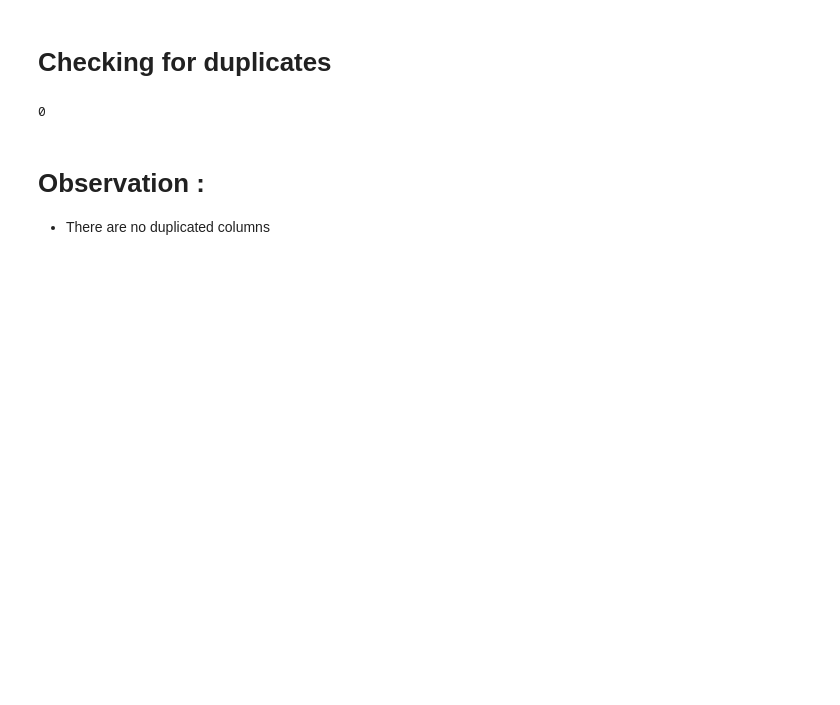
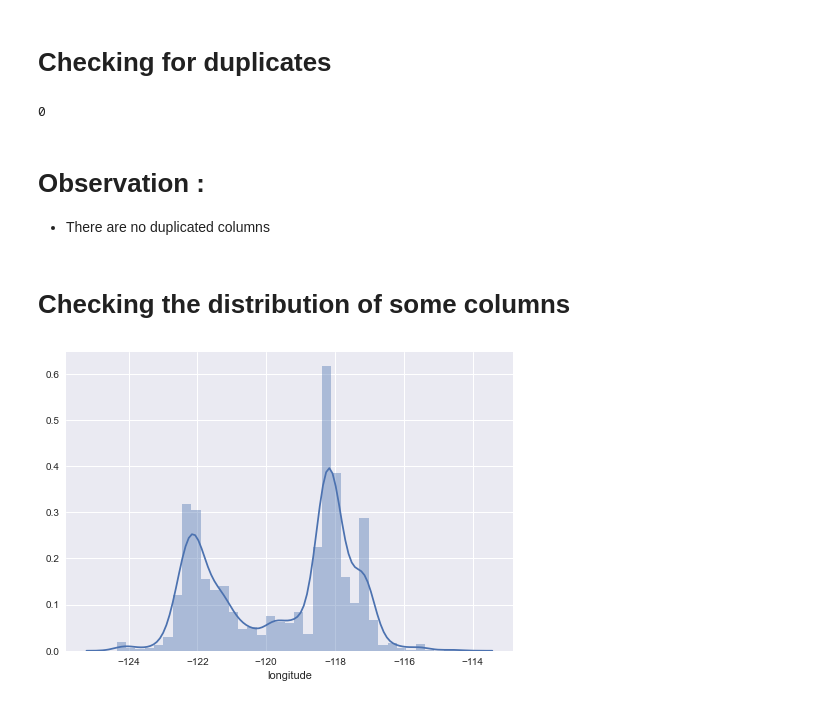
Before and after one commit to code-JOA/Housing-Project-Regression, a Jupyter notebook: notebook.ipynb, the cells around one changed output. Cells and saved outputs as stored; diff of their text form; code cells hidden in the pictures; blank space fills up the shorter version.

```diff
--- a/notebook.ipynb
+++ b/notebook.ipynb
@@ -82,3 +82,10 @@ data.duplicated(keep=False).sum()
 # %% [markdown]
 # Observation :
 + There are no duplicated columns
+# %% [markdown]
+# Checking the distribution of some columns
+# %%
+sns.distplot(data['longitude'])
+plt.show()
+# %% [output]
+[figure, added]
```
Also changed, not shown: parts of 1 cell of this notebook.
